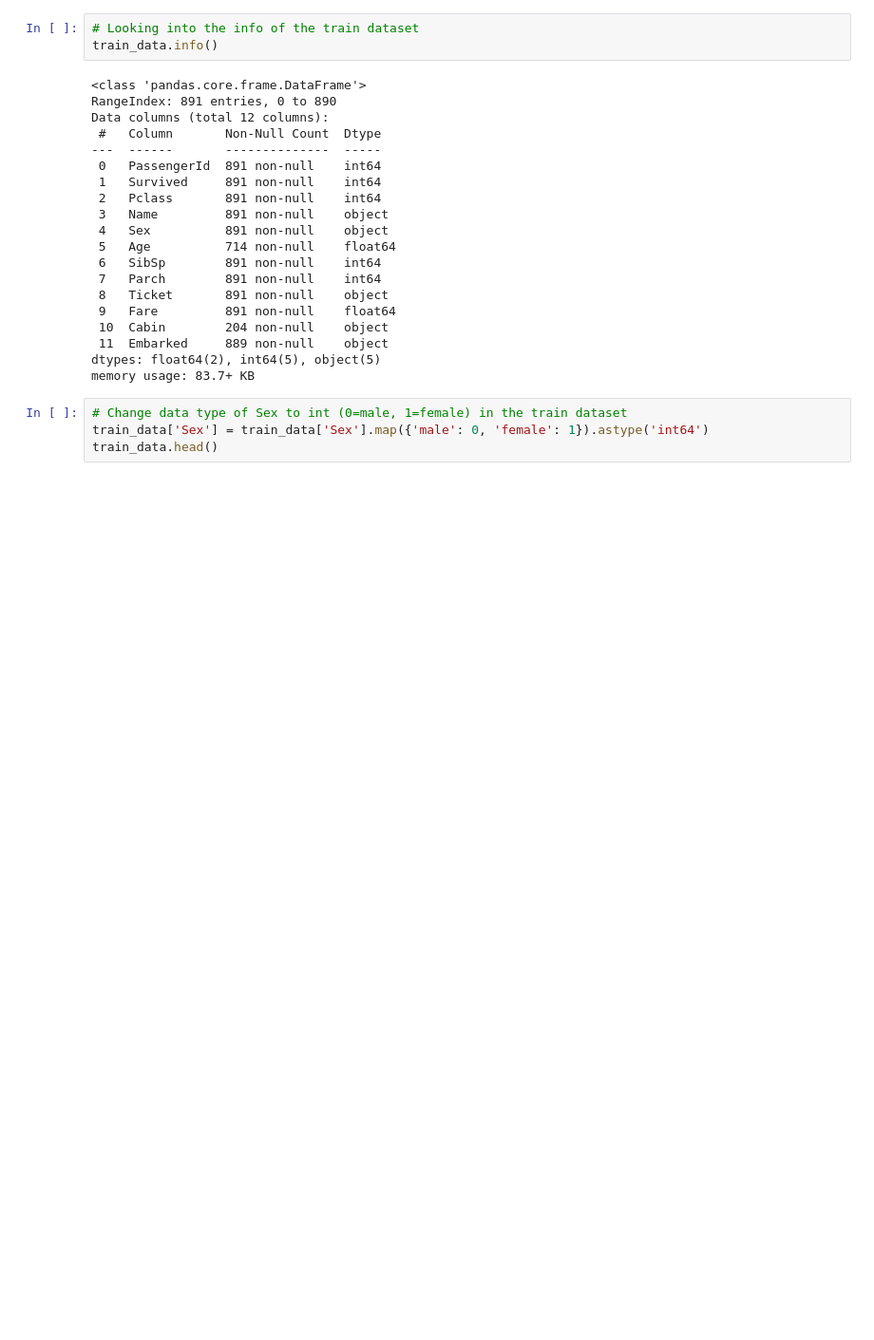
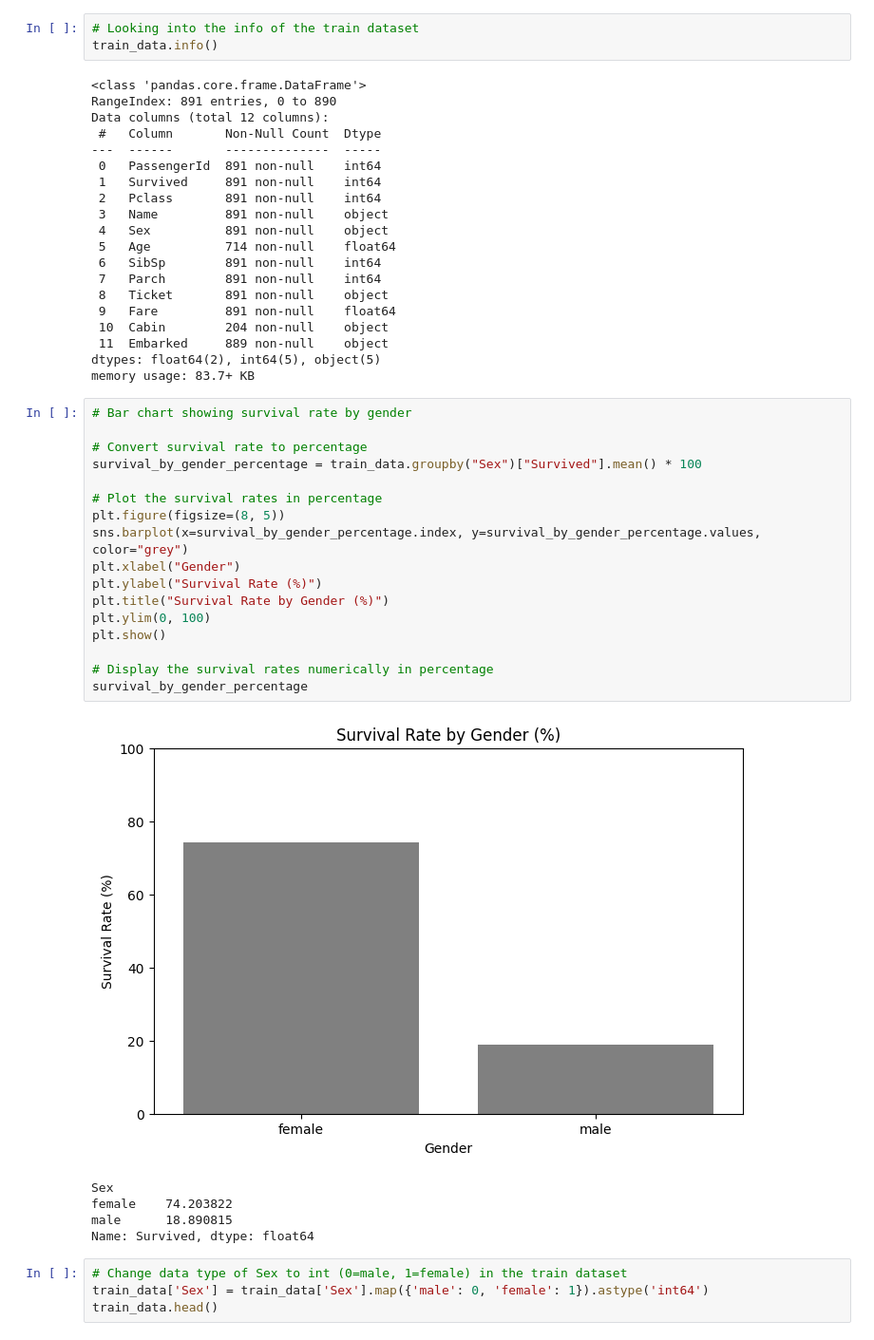
Before and after one commit to bytesbyt/ds_titanic, a Jupyter notebook: titanic.ipynb, the cells around one changed output. Shown: that part at 95% size. Cells and saved outputs as stored; diff of their text form; blank space fills up the shorter version.

```diff
--- a/titanic.ipynb
+++ b/titanic.ipynb
@@ -66,6 +55,29 @@ Data columns (total 12 columns):
  11  Embarked     889 non-null    object
 dtypes: float64(2), int64(5), object(5)
 memory usage: 83.7+ KB
+# %%
+# Bar chart showing survival rate by gender
+
+# Convert survival rate to percentage
+survival_by_gender_percentage = train_data.groupby("Sex")["Survived"].mean() * 100
+
+# Plot the survival rates in percentage
+plt.figure(figsize=(8, 5))
+sns.barplot(x=survival_by_gender_percentage.index, y=survival_by_gender_percentage.values, color="grey")
+plt.xlabel("Gender")
+plt.ylabel("Survival Rate (%)")
+plt.title("Survival Rate by Gender (%)")
+plt.ylim(0, 100)
+plt.show()
+
+# Display the survival rates numerically in percentage
+survival_by_gender_percentage
+# %% [output]
+[figure, added]
+Sex
+female    74.203822
+male      18.890815
+Name: Survived, dtype: float64
 # %%
 # Change data type of Sex to int (0=male, 1=female) in the train dataset
 train_data['Sex'] = train_data['Sex'].map({'male': 0, 'female': 1}).astype('int64')
```
Also changed, not shown: parts of 3 cells of this notebook.
